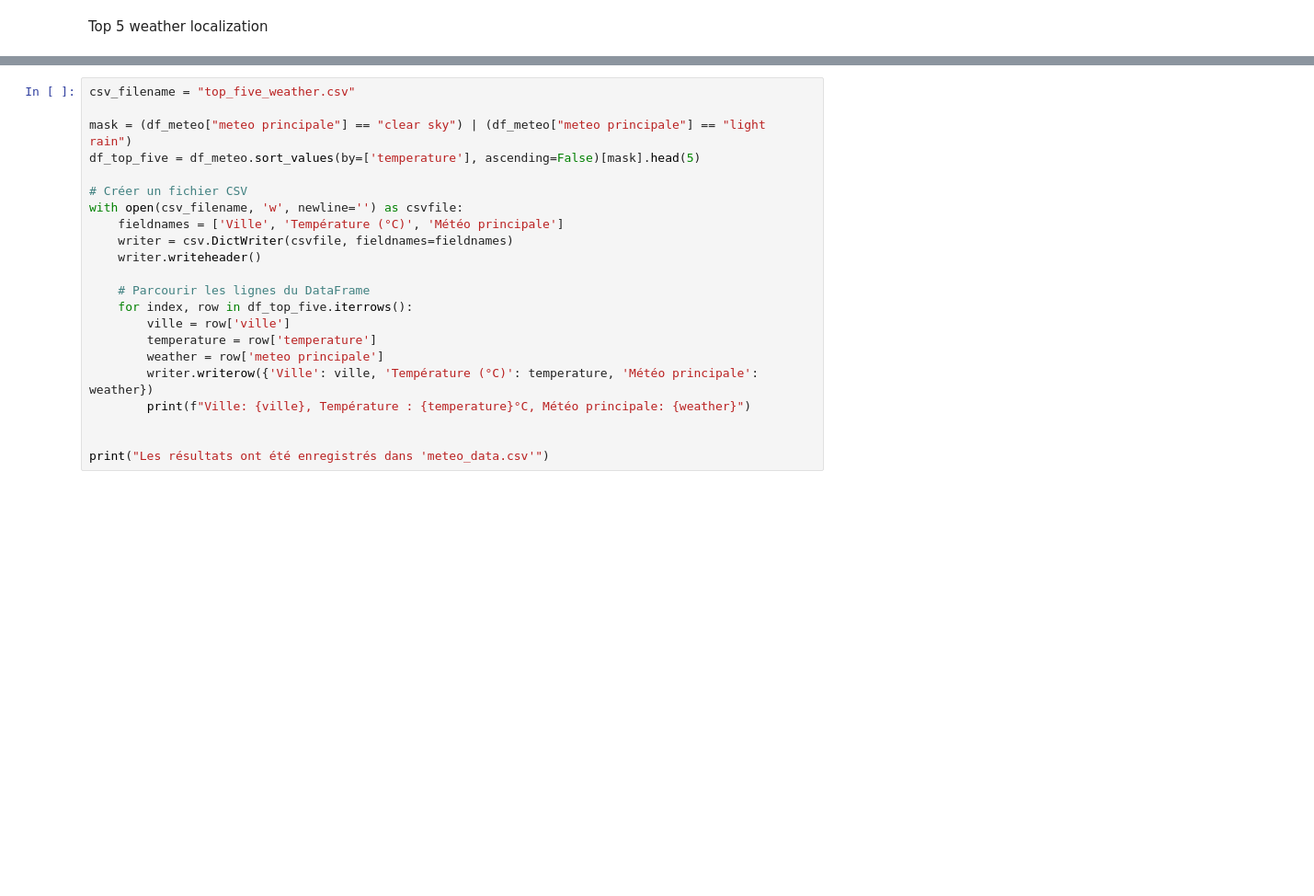
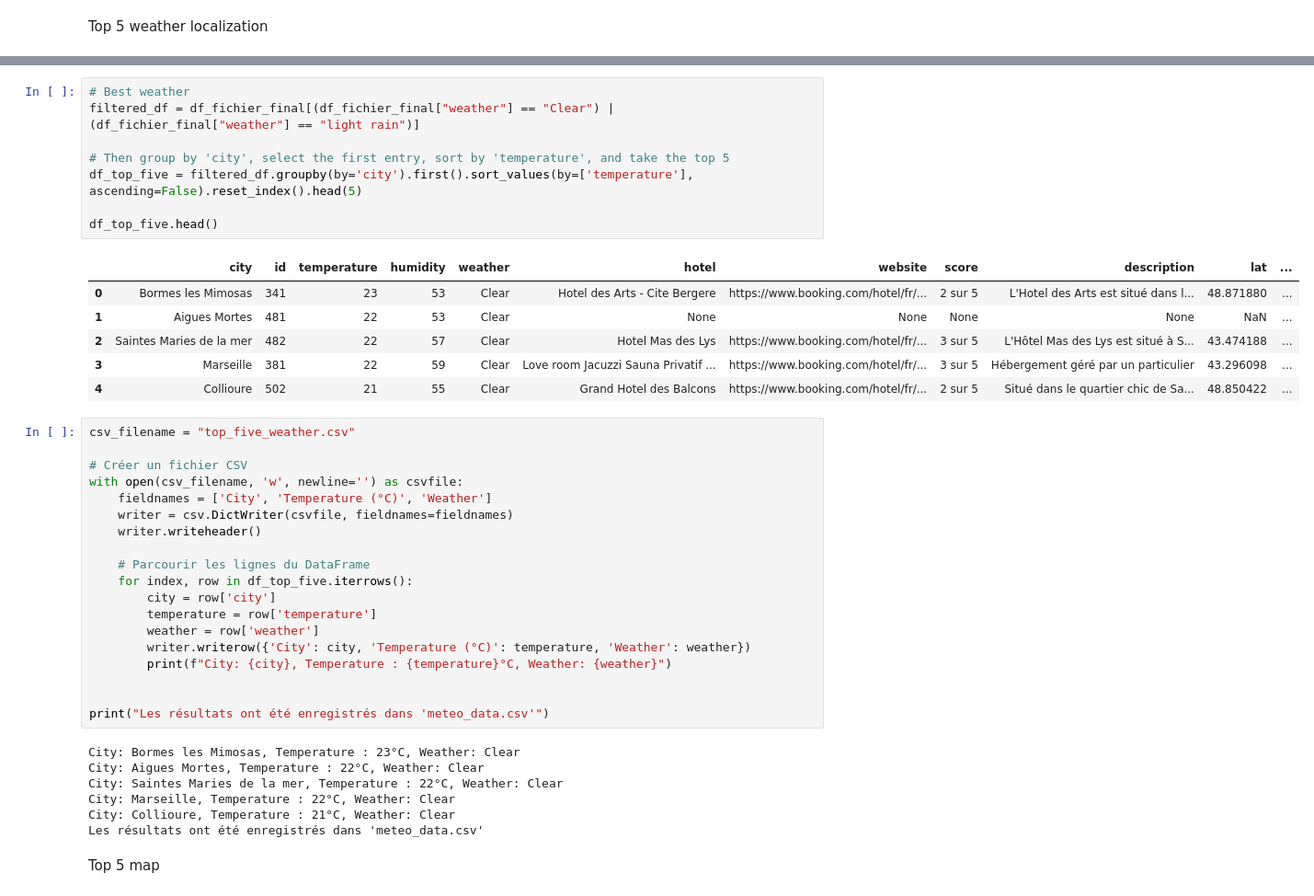
Before and after one commit to Qv-code-Qv/kayak_data, a Jupyter notebook: openweathermap.ipynb, the cells around one changed output, grey strips where cells are left out. Shown at 92% size. Cells and saved outputs as stored; diff of their text form; blank space fills up the shorter version.

```diff
--- a/openweathermap.ipynb
+++ b/openweathermap.ipynb
@@ -123,22 +202,43 @@ Top 5 weather localization
+# %%
+# Best weather
+filtered_df = df_fichier_final[(df_fichier_final["weather"] == "Clear") | (df_fichier_final["weather"] == "light rain")]
+
+# Then group by 'city', select the first entry, sort by 'temperature', and take the top 5
+df_top_five = filtered_df.groupby(by='city').first().sort_values(by=['temperature'], ascending=False).reset_index().head(5)
+
+df_top_five.head()
+# %% [output]
+|  | city | id | temperature | humidity | weather | hotel | website | score | description | lat | ... |
+| 0 | Bormes les Mimosas | 341 | 23 | 53 | Clear | Hotel des Arts - Cite Bergere | https://www.booking.com/hotel/fr/... | 2 sur 5 | L'Hotel des Arts est situé dans l... | 48.871880 | ... |
+| 1 | Aigues Mortes | 481 | 22 | 53 | Clear | None | None | None | None | NaN | ... |
+| 2 | Saintes Maries de la mer | 482 | 22 | 57 | Clear | Hotel Mas des Lys | https://www.booking.com/hotel/fr/... | 3 sur 5 | L'Hôtel Mas des Lys est situé à S... | 43.474188 | ... |
+| 3 | Marseille | 381 | 22 | 59 | Clear | Love room Jacuzzi Sauna Privatif ... | https://www.booking.com/hotel/fr/... | 3 sur 5 | Hébergement géré par un particulier | 43.296098 | ... |
+| 4 | Collioure | 502 | 21 | 55 | Clear | Grand Hotel des Balcons | https://www.booking.com/hotel/fr/... | 2 sur 5 | Situé dans le quartier chic de Sa... | 48.850422 | ... |
 # %%
 csv_filename = "top_five_weather.csv"
 
-mask = (df_meteo["meteo principale"] == "clear sky") | (df_meteo["meteo principale"] == "light rain")
-df_top_five = df_meteo.sort_values(by=['temperature'], ascending=False)[mask].head(5)
-
 # Créer un fichier CSV
 with open(csv_filename, 'w', newline='') as csvfile:
-    fieldnames = ['Ville', 'Température (°C)', 'Météo principale']
+    fieldnames = ['City', 'Temperature (°C)', 'Weather']
     writer = csv.DictWriter(csvfile, fieldnames=fieldnames)
     writer.writeheader()
 
     # Parcourir les lignes du DataFrame
     for index, row in df_top_five.iterrows():
-        ville = row['ville']
+        city = row['city']
         temperature = row['temperature']
-        weather = row['meteo principale']
-        writer.writerow({'Ville': ville, 'Température (°C)': temperature, 'Météo principale': weather})
-        print(f"Ville: {ville}, Température : {temperature}°C, Météo principale: {weather}")
+        weather = row['weather']
+        writer.writerow({'City': city, 'Temperature (°C)': temperature, 'Weather': weather})
+        print(f"City: {city}, Temperature : {temperature}°C, Weather: {weather}")
 
 
 print("Les résultats ont été enregistrés dans 'meteo_data.csv'")
+# %% [output]
+City: Bormes les Mimosas, Temperature : 23°C, Weather: Clear
+City: Aigues Mortes, Temperature : 22°C, Weather: Clear
+City: Saintes Maries de la mer, Temperature : 22°C, Weather: Clear
+City: Marseille, Temperature : 22°C, Weather: Clear
+City: Collioure, Temperature : 21°C, Weather: Clear
+Les résultats ont été enregistrés dans 'meteo_data.csv'
+# %% [markdown]
+Top 5 map
```
Also changed, not shown: parts of 15 cells of this notebook, 4 other files.
